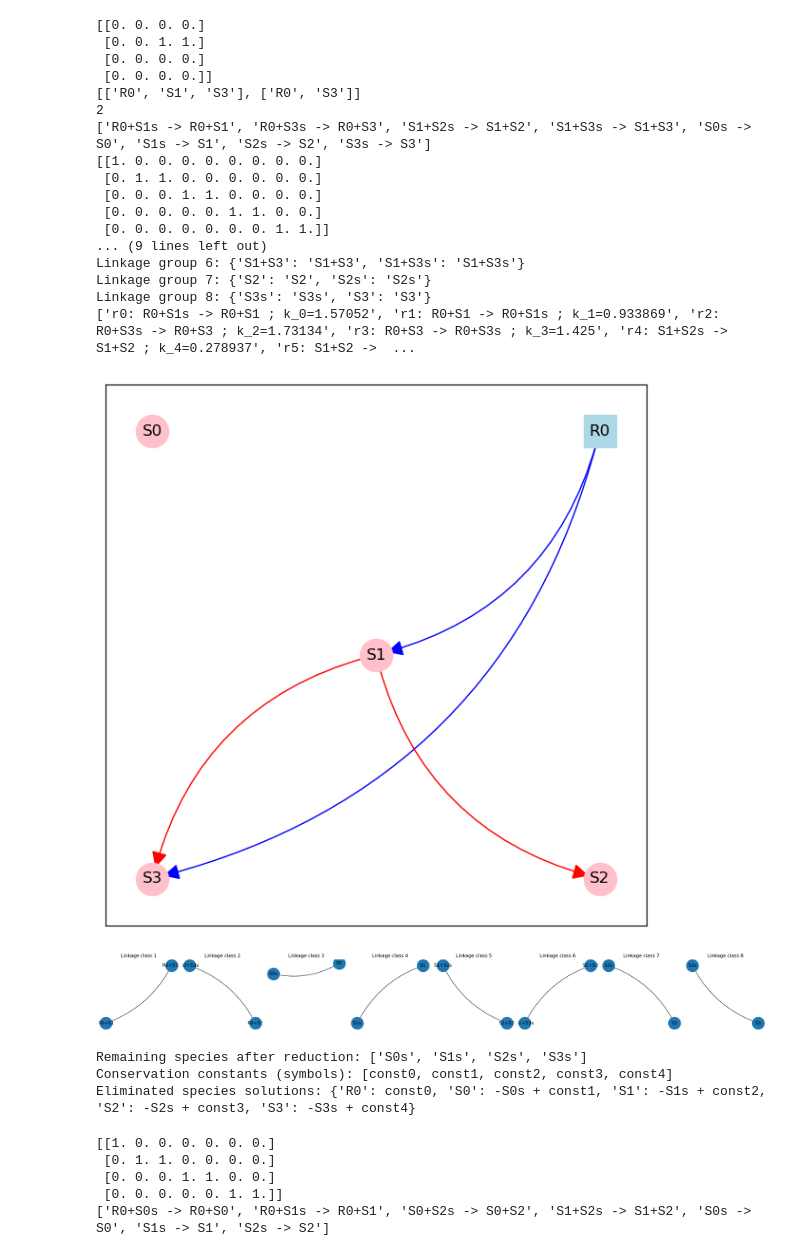
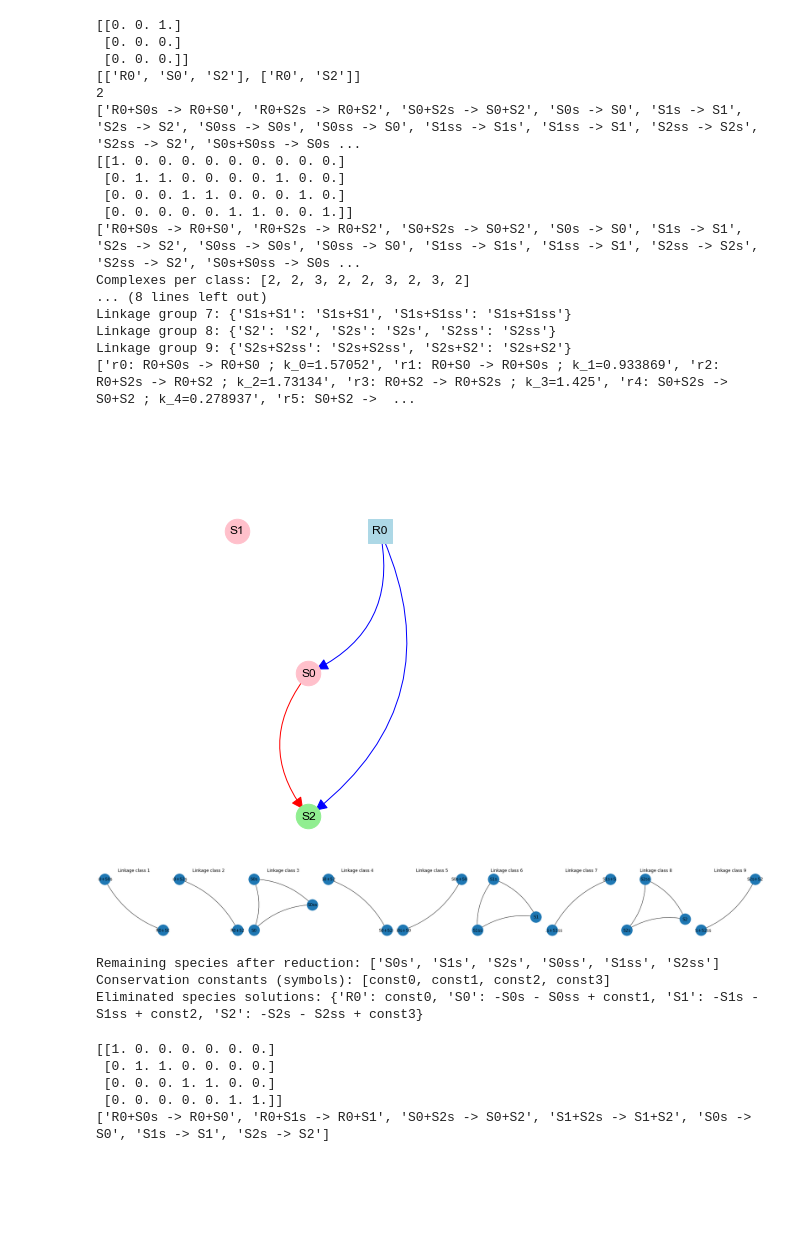
Before and after one commit to csfloyd/GlycanAnalysis, a Jupyter notebook: Python/sample_network_signaling.ipynb, the cells around one changed output. Drawn from its saved outputs; the diff is of its cells as text; code cells hidden in the pictures; blank space fills up the shorter version.

```diff
--- a/Python/sample_network_signaling.ipynb
+++ b/Python/sample_network_signaling.ipynb
@@ -30,7 +30,7 @@ p_r = 0
 # species_names, reaction_strings, L, adjacency_matrix, input_substrates_list = generate_layered_feedforward_signaling_network(NR, NS_vec, p_r, include_reverse=False, include_uncatalyzed=True)
 
 
-NS = 4
+NS = 3
 save_path = "/Users/csfloyd/Dropbox/Projects/GlycanAnalysis/repositories/GlycanAnalysis/Python/SavedNetworks/"
 sub_path = "NS" + str(NS) + ".pkl"  # Replace with your desired path
 #save_networks_to_pickle(networks, save_path + sub_path)
@@ -46,7 +46,9 @@ input_substrates_list = networks[n_paths][sample_idx]['input_substrates_list']
 print(adjacency_matrix)
 
 species_names, reaction_strings, L = generate_specified_dag_signaling_network(adjacency_matrix, input_substrates_list, include_reverse=False, include_uncatalyzed=True)
-
+species_names, reaction_strings, L = expand_to_MP(species_names, reaction_strings, L)
+#species_names, reaction_strings, L = expand_MP_catalysis(species_names, reaction_strings, L)
+species_names, reaction_strings, L = expand_MP_self_catalysis(species_names, reaction_strings, L)
 
 #species_names, reaction_strings, L = expand_catalyzed_reactions(species_names, reaction_strings, L)
 
@@ -100,54 +102,54 @@ reduced_rhs, remaining_syms, const_syms, rate_syms = sim.get_symbolic_reduced_rh
 
 
 print(r_n.get_reaction_strings())
 
 cycles = compute_cycles(r_n)
 
 
 # Visualize linkage classes
 sz = 3
 fig, axes = plt.subplots(1, len(r_n.linkage_groups), figsize=(sz*len(r_n.linkage_groups), sz))
 
 if len(r_n.linkage_groups) == 1:
     pos = nx.spring_layout(r_n.linkage_groups[0])
     nx.draw(r_n.linkage_groups[0], pos=pos, with_labels=True, ax=axes, node_size=1000, connectionstyle='arc3,rad=0.2', arrows=True)
     axes.set_title("Linkage class 1")
 else:
     for i, (G, ax) in enumerate(zip(r_n.linkage_groups, axes)):
         pos = nx.spring_layout(G)
         nx.draw(G, pos=pos, with_labels=True, ax=ax, node_size=1000, connectionstyle='arc3,rad=0.2', arrows=True)
         ax.set_title(f"Linkage class {i+1}")
 plt.tight_layout()
 plt.show()
 
 # 2. Reduce the ODE system using conservation laws
 sim.solve_conservation_laws()
 print("Remaining species after reduction:", sim.remaining_species)
 print("Conservation constants (symbols):", sim.const_syms)
 print("Eliminated species solutions:", sim.elimination_solutions)
 # %% [output]
-[[0. 0. 0. 0.]
- [0. 0. 1. 1.]
- [0. 0. 0. 0.]
- [0. 0. 0. 0.]]
-[['R0', 'S1', 'S3'], ['R0', 'S3']]
+[[0. 0. 1.]
+ [0. 0. 0.]
+ [0. 0. 0.]]
+[['R0', 'S0', 'S2'], ['R0', 'S2']]
 2
-['R0+S1s -> R0+S1', 'R0+S3s -> R0+S3', 'S1+S2s -> S1+S2', 'S1+S3s -> S1+S3', 'S0s -> S0', 'S1s -> S1', 'S2s -> S2', 'S3s -> S3']
-[[1. 0. 0. 0. 0. 0. 0. 0. 0.]
- [0. 1. 1. 0. 0. 0. 0. 0. 0.]
- [0. 0. 0. 1. 1. 0. 0. 0. 0.]
- [0. 0. 0. 0. 0. 1. 1. 0. 0.]
- [0. 0. 0. 0. 0. 0. 0. 1. 1.]]
-... (9 lines left out)
-Linkage group 6: {'S1+S3': 'S1+S3', 'S1+S3s': 'S1+S3s'}
-Linkage group 7: {'S2': 'S2', 'S2s': 'S2s'}
-Linkage group 8: {'S3s': 'S3s', 'S3': 'S3'}
-['r0: R0+S1s -> R0+S1 ; k_0=1.57052', 'r1: R0+S1 -> R0+S1s ; k_1=0.933869', 'r2: R0+S3s -> R0+S3 ; k_2=1.73134', 'r3: R0+S3 -> R0+S3s ; k_3=1.425', 'r4: S1+S2s -> S1+S2 ; k_4=0.278937', 'r5: S1+S2 ->  ...
+['R0+S0s -> R0+S0', 'R0+S2s -> R0+S2', 'S0+S2s -> S0+S2', 'S0s -> S0', 'S1s -> S1', 'S2s -> S2', 'S0ss -> S0s', 'S0ss -> S0', 'S1ss -> S1s', 'S1ss -> S1', 'S2ss -> S2s', 'S2ss -> S2', 'S0s+S0ss -> S0s ...
+[[1. 0. 0. 0. 0. 0. 0. 0. 0. 0.]
+ [0. 1. 1. 0. 0. 0. 0. 1. 0. 0.]
+ [0. 0. 0. 1. 1. 0. 0. 0. 1. 0.]
+ [0. 0. 0. 0. 0. 1. 1. 0. 0. 1.]]
+['R0+S0s -> R0+S0', 'R0+S2s -> R0+S2', 'S0+S2s -> S0+S2', 'S0s -> S0', 'S1s -> S1', 'S2s -> S2', 'S0ss -> S0s', 'S0ss -> S0', 'S1ss -> S1s', 'S1ss -> S1', 'S2ss -> S2s', 'S2ss -> S2', 'S0s+S0ss -> S0s ...
+Complexes per class: [2, 2, 3, 2, 2, 3, 2, 3, 2]
+... (8 lines left out)
+Linkage group 7: {'S1s+S1': 'S1s+S1', 'S1s+S1ss': 'S1s+S1ss'}
+Linkage group 8: {'S2': 'S2', 'S2s': 'S2s', 'S2ss': 'S2ss'}
+Linkage group 9: {'S2s+S2ss': 'S2s+S2ss', 'S2s+S2': 'S2s+S2'}
+['r0: R0+S0s -> R0+S0 ; k_0=1.57052', 'r1: R0+S0 -> R0+S0s ; k_1=0.933869', 'r2: R0+S2s -> R0+S2 ; k_2=1.73134', 'r3: R0+S2 -> R0+S2s ; k_3=1.425', 'r4: S0+S2s -> S0+S2 ; k_4=0.278937', 'r5: S0+S2 ->  ...
-[figure, old version]
+[figure, new version]
-[figure, old version]
+[figure, new version]
-Remaining species after reduction: ['S0s', 'S1s', 'S2s', 'S3s']
-Conservation constants (symbols): [const0, const1, const2, const3, const4]
-Eliminated species solutions: {'R0': const0, 'S0': -S0s + const1, 'S1': -S1s + const2, 'S2': -S2s + const3, 'S3': -S3s + const4}
+Remaining species after reduction: ['S0s', 'S1s', 'S2s', 'S0ss', 'S1ss', 'S2ss']
+Conservation constants (symbols): [const0, const1, const2, const3]
+Eliminated species solutions: {'R0': const0, 'S0': -S0s - S0ss + const1, 'S1': -S1s - S1ss + const2, 'S2': -S2s - S2ss + const3}
 # %%
 from CRNs import *
 import numpy as np
```
Also changed, not shown: 12 other files.
